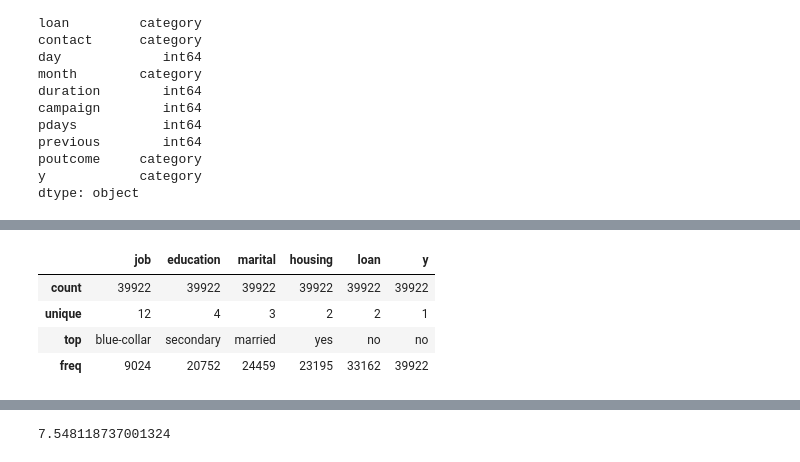
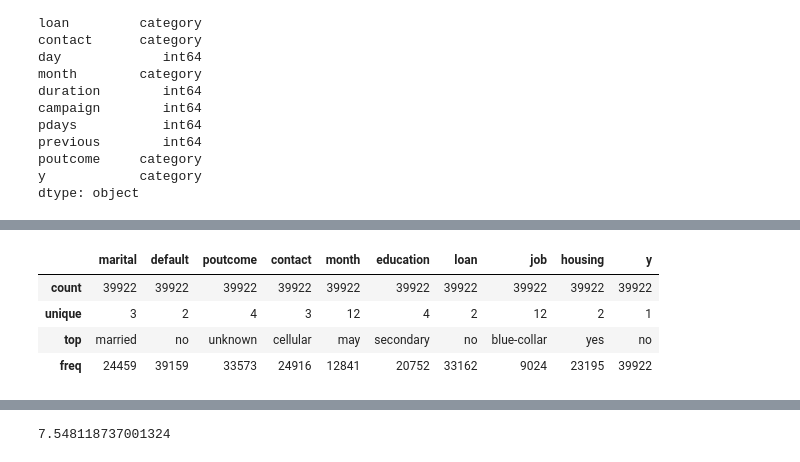
Before and after one commit to nezihaksu/Bank_Marketing_Analysis, a Jupyter notebook: Term_Deposit_EDA.ipynb, the cells around one changed output, grey strips where cells are left out. Saved outputs shown, nothing was run; the diff lists cells and outputs as text; code cells hidden in the pictures.

```diff
--- a/Term_Deposit_EDA.ipynb
+++ b/Term_Deposit_EDA.ipynb
@@ -316,9 +354,9 @@ groupby_graph("duration","sum")
 # %%
 #Most of the customers who did not subscribe were blue collar workers,who has secondary education and has only housing loan.
-df[["job","education","marital","housing","loan","y"]][df.y == "no"].describe()
+df[categorical_features][df.y == "no"].describe()
 # %% [output]
-|  | job | education | marital | housing | loan | y |
-| count | 39922 | 39922 | 39922 | 39922 | 39922 | 39922 |
-| unique | 12 | 4 | 3 | 2 | 2 | 1 |
-| top | blue-collar | secondary | married | yes | no | no |
-| freq | 9024 | 20752 | 24459 | 23195 | 33162 | 39922 |
+|  | marital | default | poutcome | contact | month | education | loan | job | housing | y |
+| count | 39922 | 39922 | 39922 | 39922 | 39922 | 39922 | 39922 | 39922 | 39922 | 39922 |
+| unique | 3 | 2 | 4 | 3 | 12 | 4 | 2 | 12 | 2 | 1 |
+| top | married | no | unknown | cellular | may | secondary | no | blue-collar | yes | no |
+| freq | 24459 | 39159 | 33573 | 24916 | 12841 | 20752 | 33162 | 9024 | 23195 | 39922 |
```
Also changed, not shown: parts of 14 cells of this notebook.
